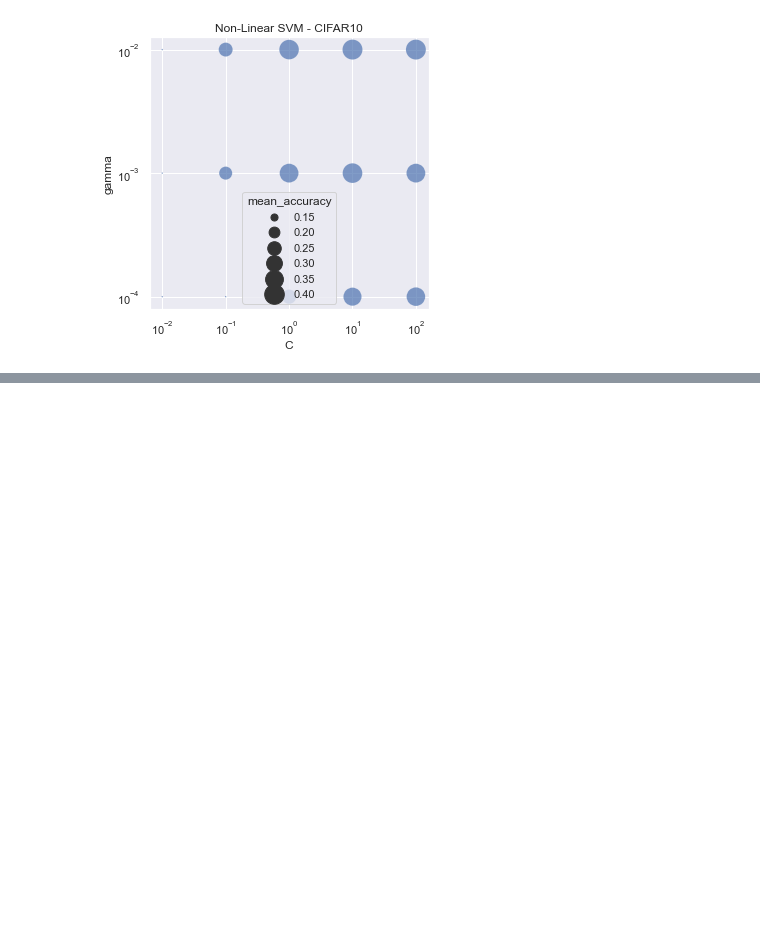
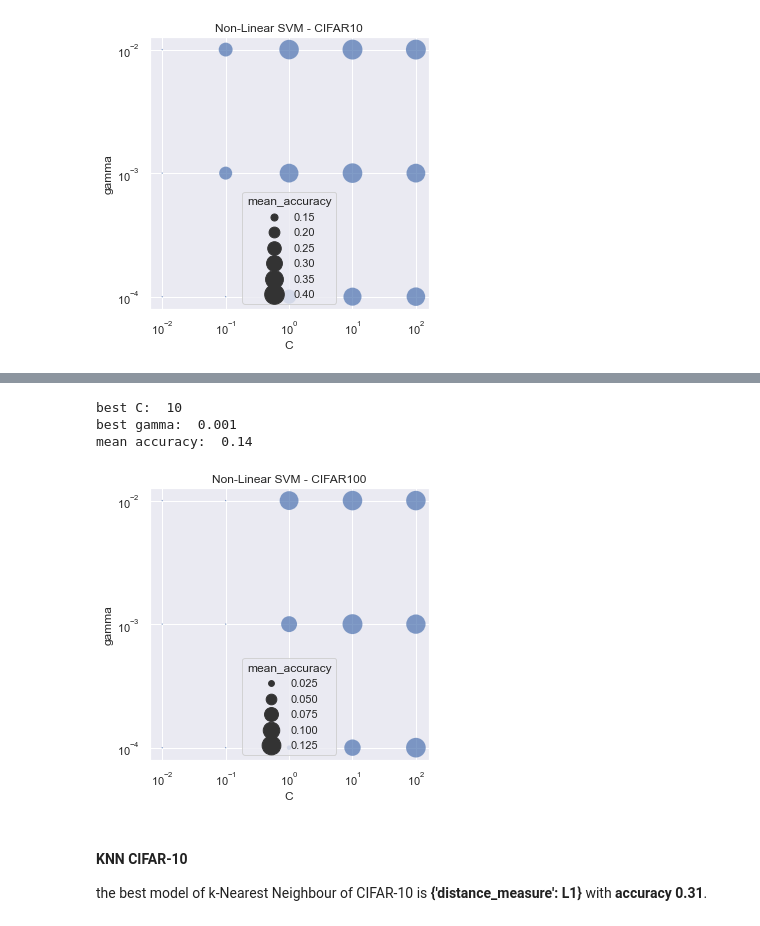
Before and after one commit to mincule/Advanced-Machine-Learning-CW, a Jupyter notebook: analysing_models.ipynb, the cells around one changed output, grey strips where cells are left out. Saved outputs shown, nothing was run; the diff lists cells and outputs as text; code cells hidden in the pictures; blank space fills up the shorter version.

```diff
--- a/analysing_models.ipynb
+++ b/analysing_models.ipynb
@@ -129,0 +241,21 @@ mean accuracy:  0.412
+# %%
+plt.figure(figsize=(5,5))
+
+splot = sns.scatterplot(data=nonlinearsvm_cifar100_cv, x="C", y="gamma", size="mean_accuracy", alpha=0.7, sizes=(2, 400),)
+splot.set(xscale="log")
+splot.set(yscale="log")
+splot.set_title("Non-Linear SVM - CIFAR100")
+
+# best model
+max_idx = np.argmax(nonlinearsvm_cifar100_cv['mean_accuracy'])
+print('best C: ', nonlinearsvm_cifar100_cv['C'][max_idx])
+print('best gamma: ', nonlinearsvm_cifar100_cv['gamma'][max_idx])
+print('mean accuracy: ',  nonlinearsvm_cifar100_cv['mean_accuracy'][max_idx])
+# %% [output]
+best C:  10
+best gamma:  0.001
+mean accuracy:  0.14
+[figure, added]
+# %% [markdown]
+#### KNN CIFAR-10
+the best model of k-Nearest Neighbour of CIFAR-10 is __{'distance_measure': L1}__ with __accuracy 0.31__.
```
Also changed, not shown: parts of 40 cells of this notebook.
